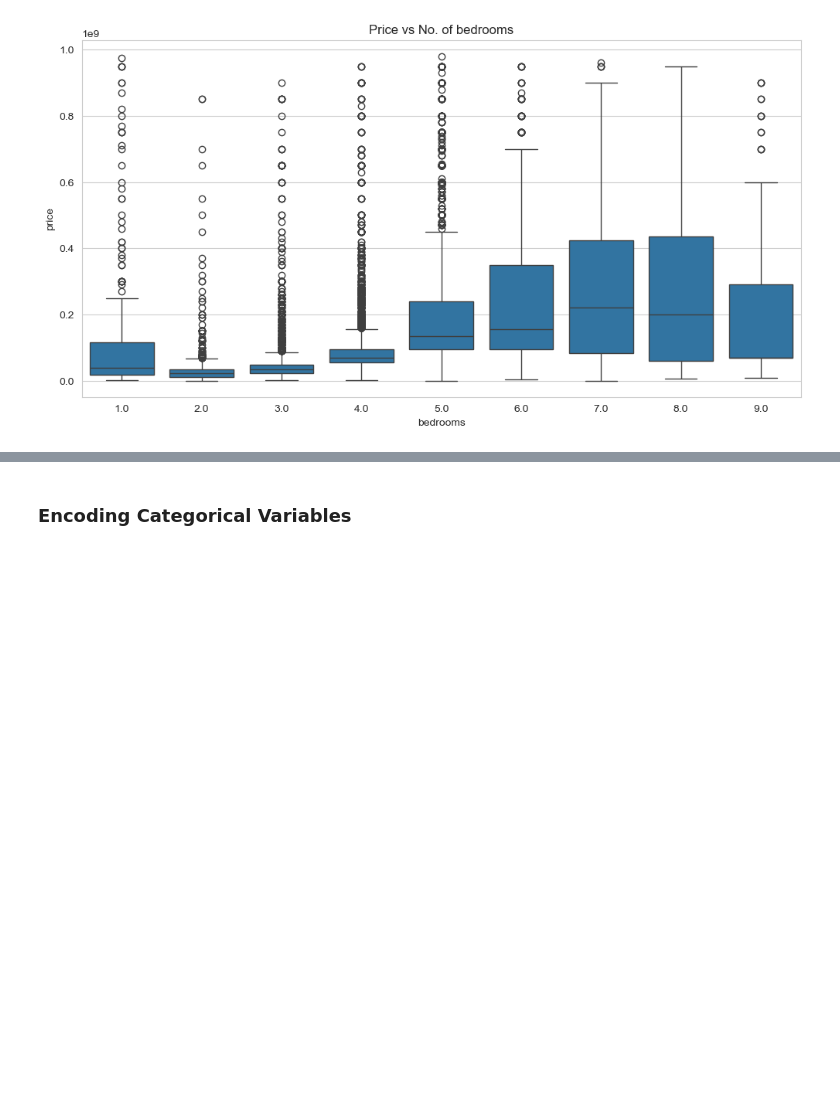
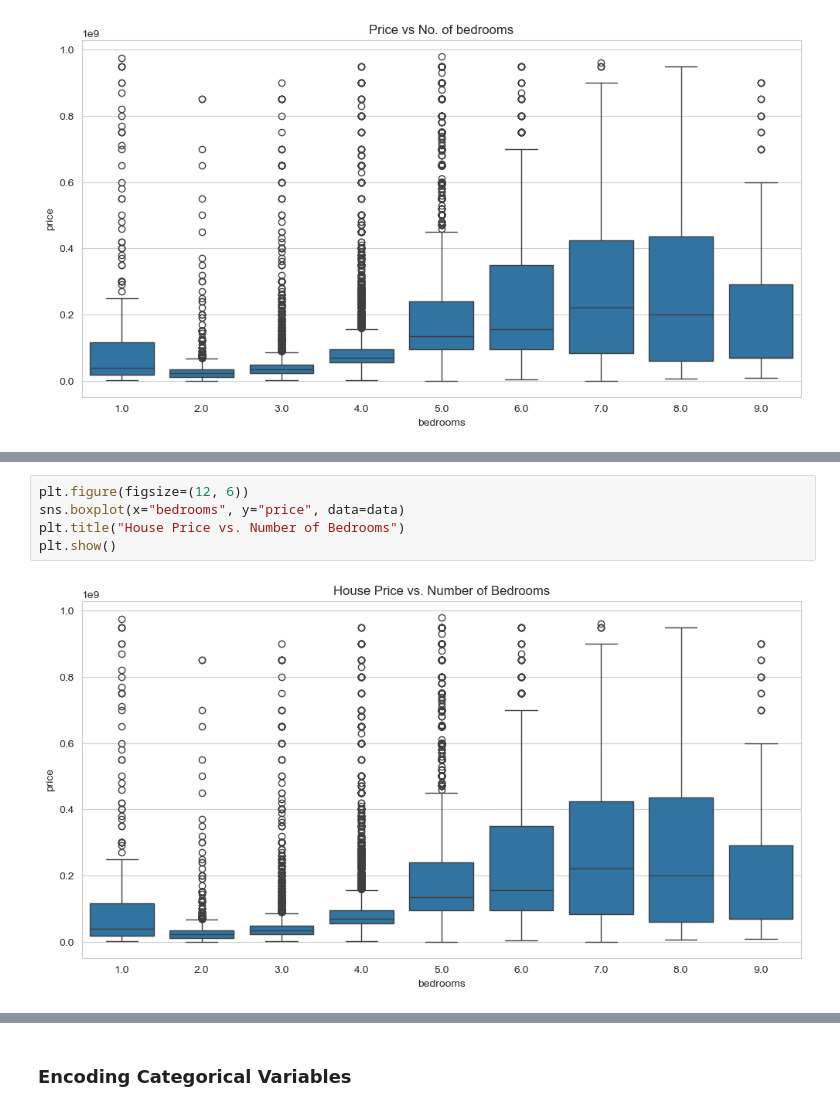
Before and after one commit to kingksjo/ng_houses, a Jupyter notebook: houses_research.ipynb, the cells around one changed output, grey strips where cells are left out. Drawn from its saved outputs; the diff is of its cells as text; blank space fills up the shorter version.

```diff
--- a/houses_research.ipynb
+++ b/houses_research.ipynb
@@ -127,0 +144,7 @@ plt.show()
+# %%
+plt.figure(figsize=(12, 6))
+sns.boxplot(x="bedrooms", y="price", data=data)
+plt.title("House Price vs. Number of Bedrooms")
+plt.show()
+# %% [output]
+[figure, added]
```
Also changed, not shown: parts of 9 cells of this notebook.
